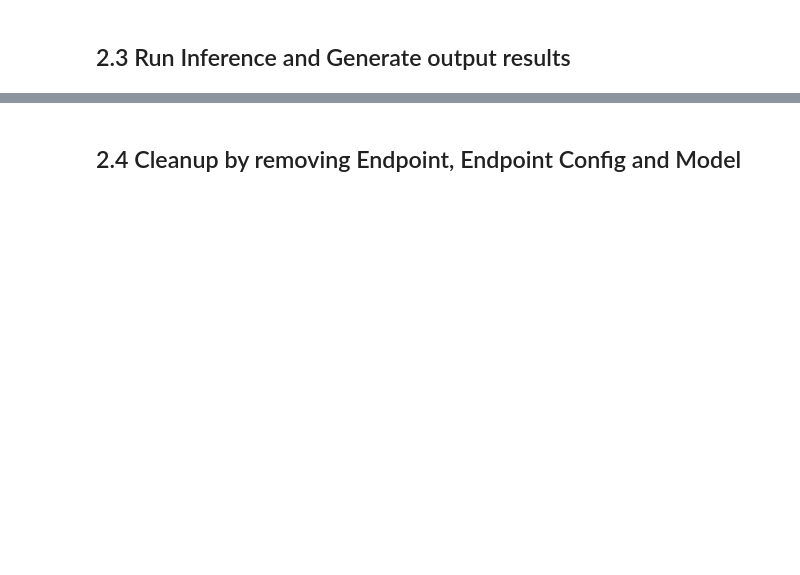
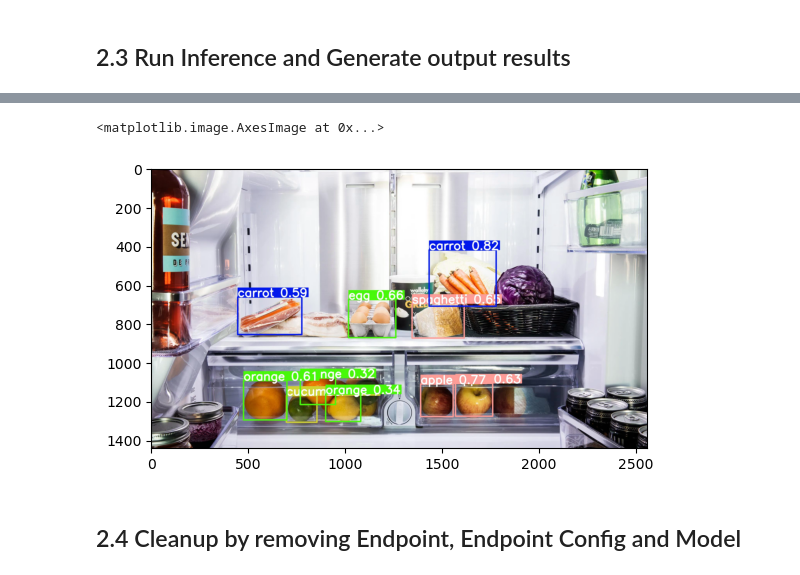
Before and after one commit to aethla/zomato-sagemaker, a Jupyter notebook: sagemaker/serverless-inference/2_TestEndpoint.ipynb, the cells around one changed output, grey strips where cells are left out. Cells and saved outputs as stored; diff of their text form; code cells hidden in the pictures; blank space fills up the shorter version.

```diff
--- a/sagemaker/serverless-inference/2_TestEndpoint.ipynb
+++ b/sagemaker/serverless-inference/2_TestEndpoint.ipynb
@@ -37,9 +43,9 @@ predictor = PyTorchPredictor(endpoint_name=ENDPOINT_NAME,
 # %%
 infer_start_time = time.time()
 
-orig_image = cv2.imread('../data/test1.png')
+orig_image = cv2.imread('./data/test1.png')
 
-payload = cv2.imencode('.jpg', orig_image)[1].tobytes()
+payload = cv2.imencode('.png', orig_image)[1].tobytes()
 result = predictor.predict(payload)
 
 output_image = result["image"]
@@ -62,3 +74,10 @@ plt.show()
+# %%
+image_array = np.array(image)
+# %%
+plt.imshow(cv2.cvtColor(image_array, cv2.COLOR_BGR2RGB))
+# %% [output]
+<matplotlib.image.AxesImage at 0x...>
+[figure, added]
 # %% [markdown]
 ## 2.4 Cleanup by removing Endpoint, Endpoint Config and Model
 # %%
```
Also changed, not shown: parts of 5 cells of this notebook, 4 other files.
